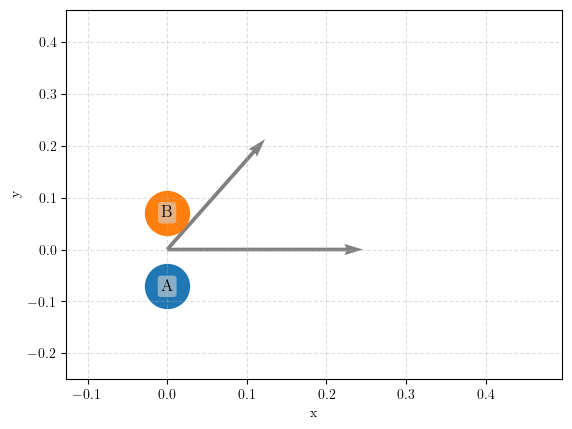
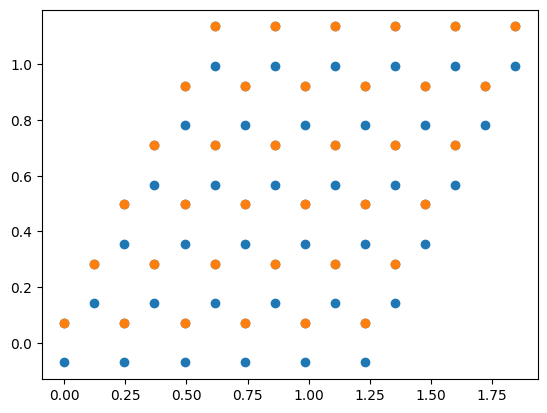
The change to this notebook cell's code, shown as a diff; its figure went from the first image to the second:
--- before
+++ after
@@ -1 +1,3 @@
-lat.plot()
+
+plt.scatter(S[:,0],S[:,1])
+plt.scatter(S[model.index_list[0],0],S[model.index_list[1],1])

Commit: Adding the index_atoms function